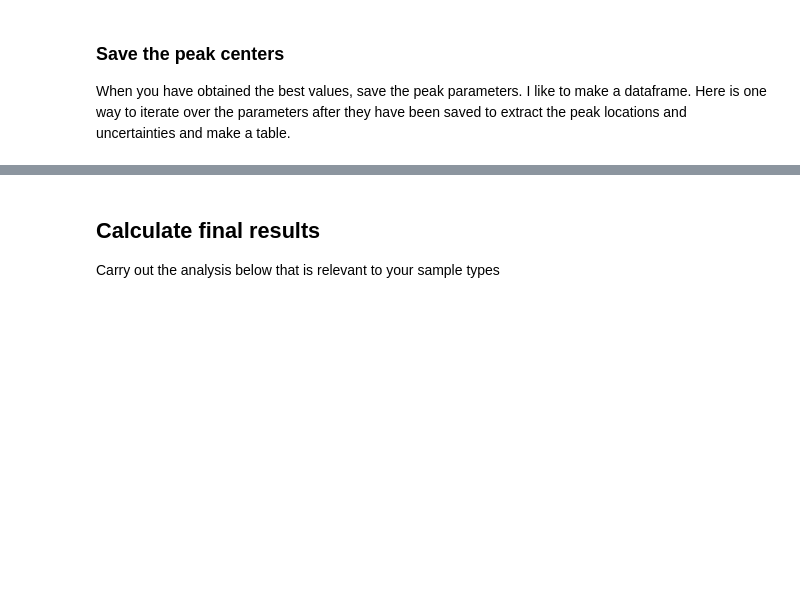
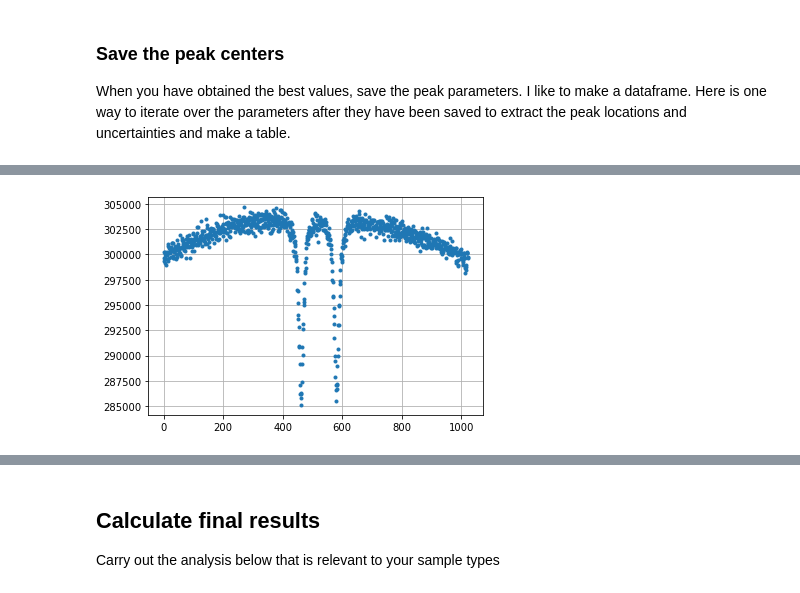
Before and after one commit to kmdao/PHYS431, a Jupyter notebook: Mossbauer/Mossbauer Full Analysis (Template).ipynb, the cells around one changed output, grey strips where cells are left out. Saved outputs shown, nothing was run; the diff lists cells and outputs as text; code cells hidden in the pictures; blank space fills up the shorter version.

```diff
--- a/Mossbauer/Mossbauer Full Analysis (Template).ipynb
+++ b/Mossbauer/Mossbauer Full Analysis (Template).ipynb
@@ -536,0 +552,6 @@ Remember: your goal here is a list of the best-fit peak locations in mm/s units
+# %%
+# Plot against column index
+plt.grid()
+plt.plot(S['Counts'],'.');
+# %% [output]
+[figure, added]
```
Also changed, not shown: parts of 38 cells of this notebook.
